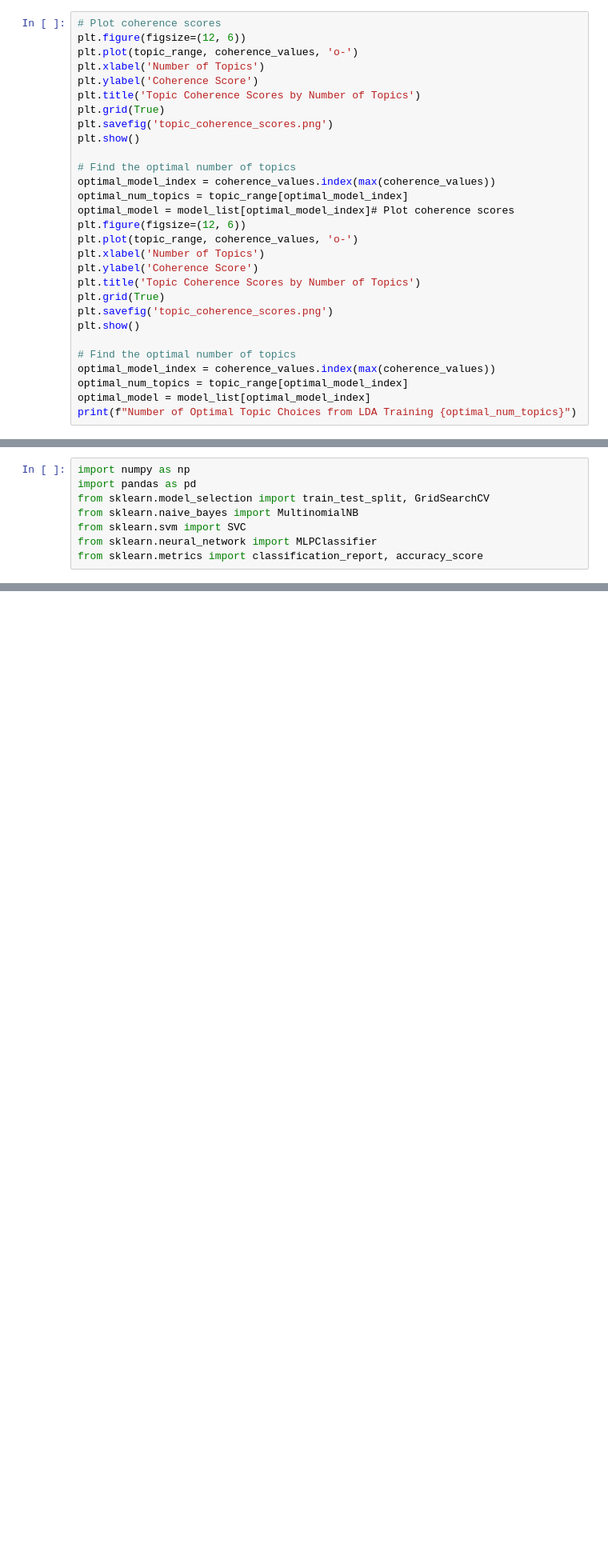
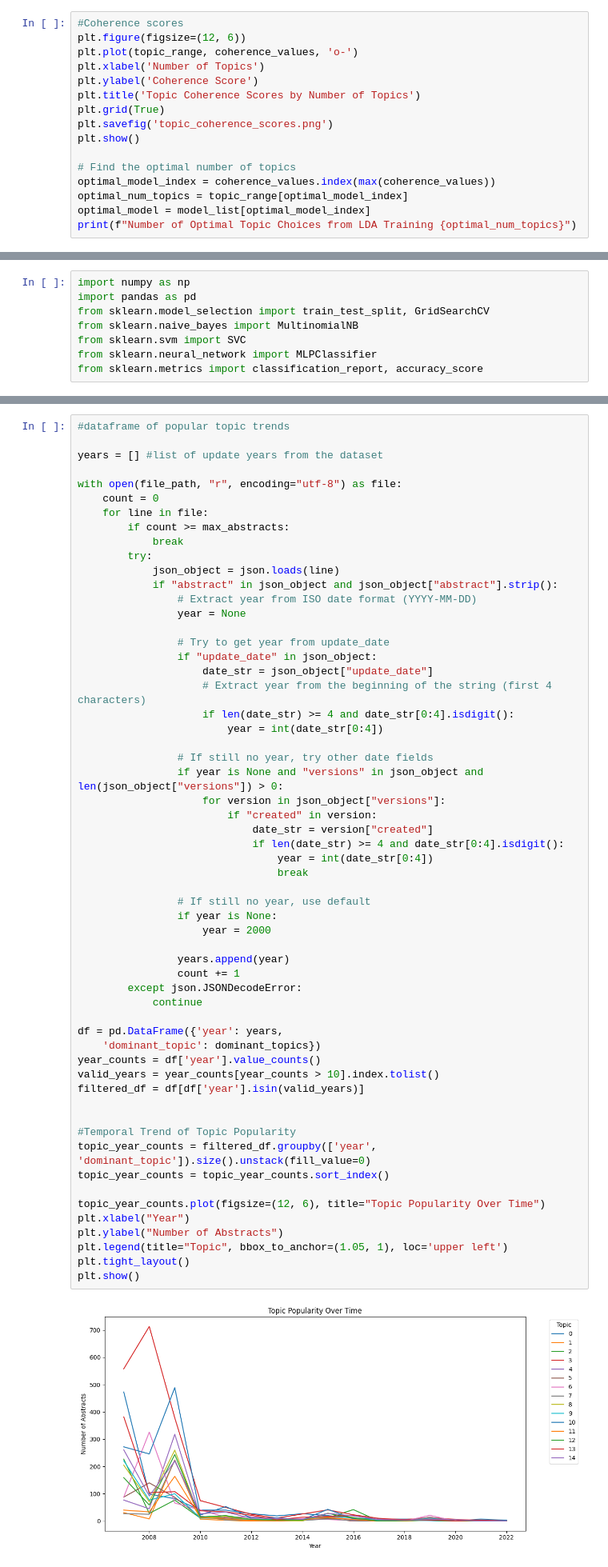
Before and after one commit to darshgandhi/Trend-Analysis, a Jupyter notebook: main.ipynb, the cells around one changed output, grey strips where cells are left out. Shown at 80% size. Saved outputs shown, nothing was run; the diff lists cells and outputs as text; blank space fills up the shorter version.

```diff
--- a/main.ipynb
+++ b/main.ipynb
@@ -345,20 +352,7 @@ Training LDA model with 40 topics...
 Training LDA model with 45 topics...
 Training LDA model with 50 topics...
 # %%
-# Plot coherence scores
-plt.figure(figsize=(12, 6))
-plt.plot(topic_range, coherence_values, 'o-')
-plt.xlabel('Number of Topics')
-plt.ylabel('Coherence Score')
-plt.title('Topic Coherence Scores by Number of Topics')
-plt.grid(True)
-plt.savefig('topic_coherence_scores.png')
-plt.show()
-
-# Find the optimal number of topics
-optimal_model_index = coherence_values.index(max(coherence_values))
-optimal_num_topics = topic_range[optimal_model_index]
-optimal_model = model_list[optimal_model_index]# Plot coherence scores
+#Coherence scores
 plt.figure(figsize=(12, 6))
 plt.plot(topic_range, coherence_values, 'o-')
 plt.xlabel('Number of Topics')
@@ -662,3 +702,63 @@ plt.show()
+# %%
+#dataframe of popular topic trends
+
+years = [] #list of update years from the dataset
+
+with open(file_path, "r", encoding="utf-8") as file:
+    count = 0
+    for line in file:
+        if count >= max_abstracts:
+            break
+        try:
+            json_object = json.loads(line)
+            if "abstract" in json_object and json_object["abstract"].strip():
+                # Extract year from ISO date format (YYYY-MM-DD)
+                year = None
+
+                # Try to get year from update_date
+                if "update_date" in json_object:
+                    date_str = json_object["update_date"]
+                    # Extract year from the beginning of the string (first 4 characters)
+                    if len(date_str) >= 4 and date_str[0:4].isdigit():
+                        year = int(date_str[0:4])
+
+                # If still no year, try other date fields
+                if year is None and "versions" in json_object and len(json_object["versions"]) > 0:
+                    for version in json_object["versions"]:
+                        if "created" in version:
+                            date_str = version["created"]
+                            if len(date_str) >= 4 and date_str[0:4].isdigit():
+                                year = int(date_str[0:4])
+                                break
+
+                # If still no year, use default
+                if year is None:
+                    year = 2000
+
+                years.append(year)
+                count += 1
+        except json.JSONDecodeError:
+            continue
+
+df = pd.DataFrame({'year': years,
+    'dominant_topic': dominant_topics})
+year_counts = df['year'].value_counts()
+valid_years = year_counts[year_counts > 10].index.tolist()
+filtered_df = df[df['year'].isin(valid_years)]
+
+
+#Temporal Trend of Topic Popularity
+topic_year_counts = filtered_df.groupby(['year', 'dominant_topic']).size().unstack(fill_value=0)
+topic_year_counts = topic_year_counts.sort_index()
+
+topic_year_counts.plot(figsize=(12, 6), title="Topic Popularity Over Time")
+plt.xlabel("Year")
+plt.ylabel("Number of Abstracts")
+plt.legend(title="Topic", bbox_to_anchor=(1.05, 1), loc='upper left')
+plt.tight_layout()
+plt.show()
+# %% [output]
+[figure, added]
 # %%
 #Identify Emerging & Declining Topics
 # Calculate trend over time
```
Also changed, not shown: parts of 15 cells of this notebook.
